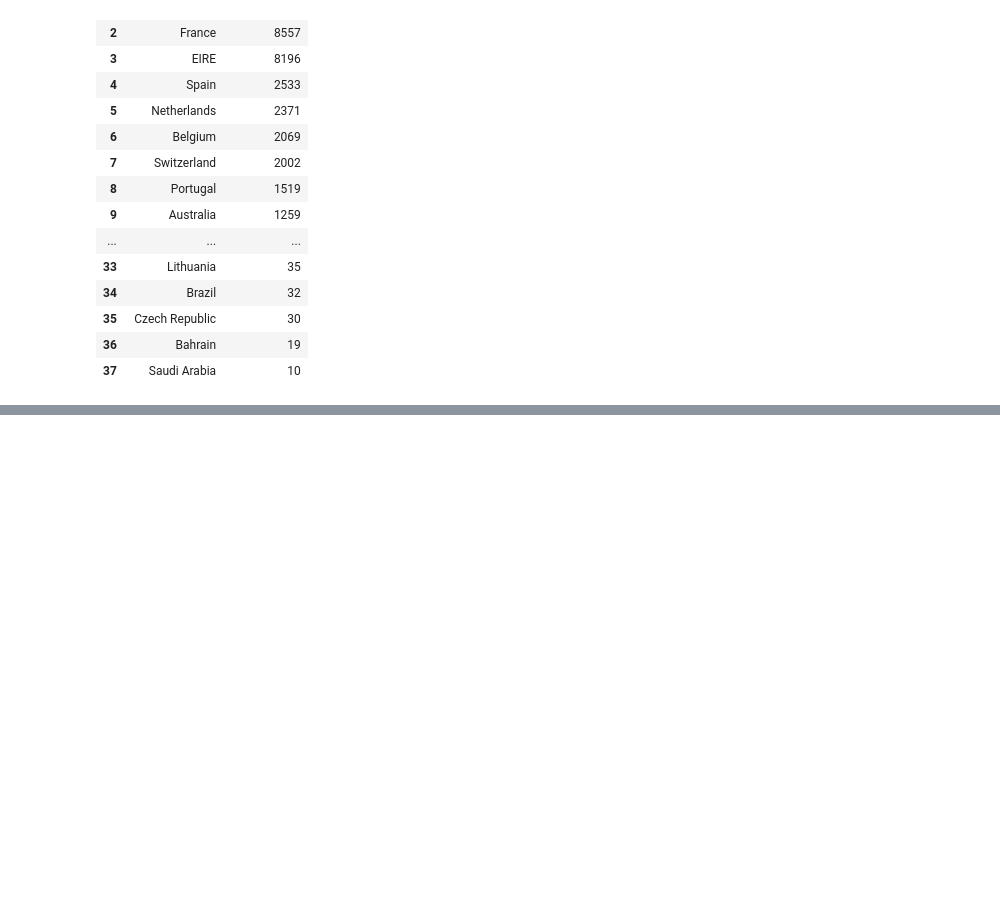
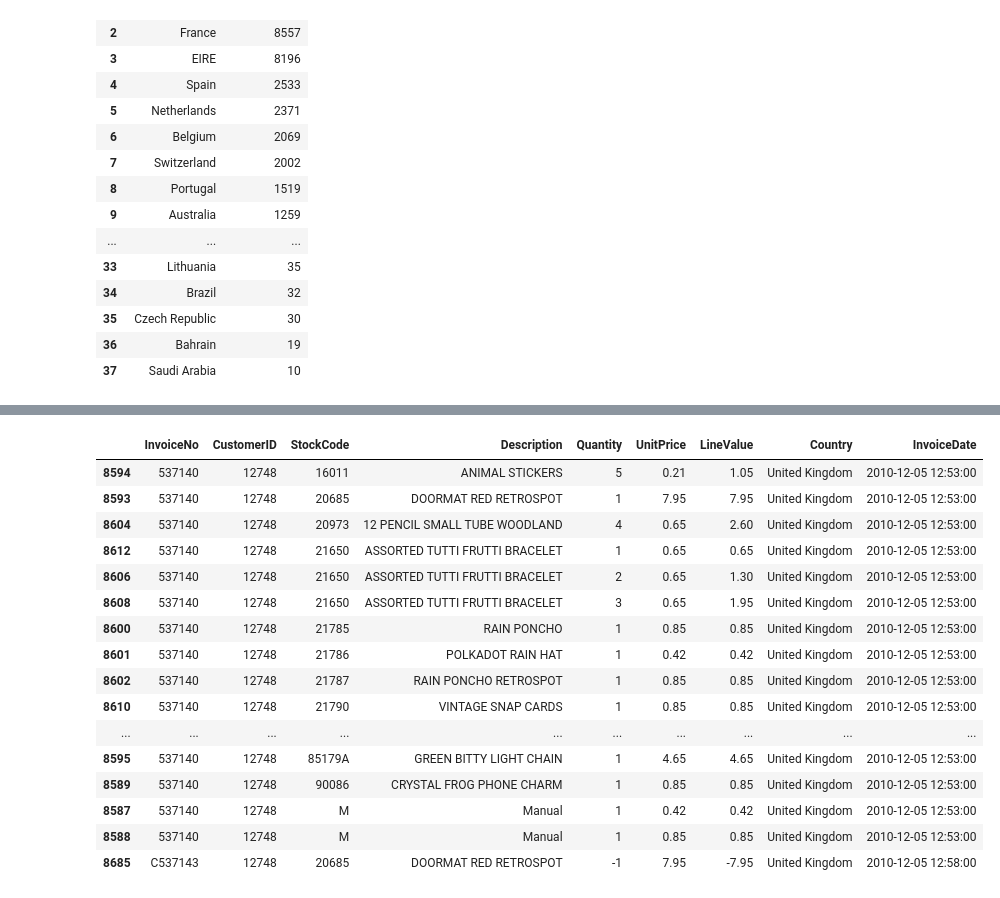
Before and after one commit to RaselParvejHrid/EDA, a Jupyter notebook: Part IX - Capstone/notebooks/End_to_End_EDA.ipynb, the cells around one changed output, grey strips where cells are left out. Saved outputs shown, nothing was run; the diff lists cells and outputs as text; code cells hidden in the pictures; blank space fills up the shorter version.

```diff
--- a/Part IX - Capstone/notebooks/End_to_End_EDA.ipynb
+++ b/Part IX - Capstone/notebooks/End_to_End_EDA.ipynb
@@ -1055,0 +1793,17 @@ Invoice numbers containing non-numeric prefixes:
+# %%
+
+# Quantity characteristics
+df_analysis["IsNegativeQuantity"] = df_analysis["Quantity"].lt(0)
+df_analysis["IsZeroQuantity"] = df_analysis["Quantity"].eq(0)
+df_analysis["IsPositiveQuantity"] = df_analysis["Quantity"].gt(0)
+
+# Unit-price characteristics
+df_analysis["IsNegativePrice"] = df_analysis["UnitPrice"].lt(0)
+df_analysis["IsZeroPrice"] = df_analysis["UnitPrice"].eq(0)
+df_analysis["IsPositivePrice"] = df_analysis["UnitPrice"].gt(0)
+
+# Missing-value indicators
+df_analysis["HasCustomerID"] = df_analysis["CustomerID"].notna()
+df_analysis["HasDescription"] = df_analysis["Description"].notna()
+
+print("Diagnostic flags created successfully.")
@@ -1055,0 +4186,48 @@ Invoice numbers containing non-numeric prefixes:
+# %%
+invoice_pairs_to_inspect = [
+    ("538313", "C538341"),
+    ("537140", "C537143"),
+    ("581483", "C581484"),
+]
+
+for original_invoice, cancellation_invoice in invoice_pairs_to_inspect:
+    print(f"\nOriginal invoice: {original_invoice}")
+    print(f"Cancellation invoice: {cancellation_invoice}")
+
+    invoice_records = df_analysis.loc[
+        df_analysis["InvoiceNo"].astype("string").isin(
+            [original_invoice, cancellation_invoice]
+        )
+    ].copy()
+
+    display(
+        invoice_records[
+            [
+                "InvoiceNo",
+                "CustomerID",
+                "StockCode",
+                "Description",
+                "Quantity",
+                "UnitPrice",
+                "LineValue",
+                "Country",
+                "InvoiceDate",
+            ]
+        ].sort_values(
+            ["InvoiceNo", "StockCode", "Quantity"]
+        )
+    )
+
+    print("Invoice-level summary:")
+
+    display(
+        invoice_records.groupby("InvoiceNo").agg(
+            line_count=("StockCode", "size"),
+            customer_count=("CustomerID", "nunique"),
+            stock_code_count=("StockCode", "nunique"),
+            total_quantity=("Quantity", "sum"),
+            total_line_value=("LineValue", "sum"),
+            invoice_date=("InvoiceDate", "min"),
+        )
+    )
+# %% [output]
@@ -1055,0 +4256,17 @@ Invoice numbers containing non-numeric prefixes:
+|  | InvoiceNo | CustomerID | StockCode | Description | Quantity | UnitPrice | LineValue | Country | InvoiceDate |
+| 8594 | 537140 | 12748 | 16011 | ANIMAL STICKERS | 5 | 0.21 | 1.05 | United Kingdom | 2010-12-05 12:53:00 |
+| 8593 | 537140 | 12748 | 20685 | DOORMAT RED RETROSPOT | 1 | 7.95 | 7.95 | United Kingdom | 2010-12-05 12:53:00 |
+| 8604 | 537140 | 12748 | 20973 | 12 PENCIL SMALL TUBE WOODLAND | 4 | 0.65 | 2.60 | United Kingdom | 2010-12-05 12:53:00 |
+| 8612 | 537140 | 12748 | 21650 | ASSORTED TUTTI FRUTTI BRACELET | 1 | 0.65 | 0.65 | United Kingdom | 2010-12-05 12:53:00 |
+| 8606 | 537140 | 12748 | 21650 | ASSORTED TUTTI FRUTTI BRACELET | 2 | 0.65 | 1.30 | United Kingdom | 2010-12-05 12:53:00 |
+| 8608 | 537140 | 12748 | 21650 | ASSORTED TUTTI FRUTTI BRACELET | 3 | 0.65 | 1.95 | United Kingdom | 2010-12-05 12:53:00 |
+| 8600 | 537140 | 12748 | 21785 | RAIN PONCHO | 1 | 0.85 | 0.85 | United Kingdom | 2010-12-05 12:53:00 |
+| 8601 | 537140 | 12748 | 21786 | POLKADOT RAIN HAT | 1 | 0.42 | 0.42 | United Kingdom | 2010-12-05 12:53:00 |
+| 8602 | 537140 | 12748 | 21787 | RAIN PONCHO RETROSPOT | 1 | 0.85 | 0.85 | United Kingdom | 2010-12-05 12:53:00 |
+| 8610 | 537140 | 12748 | 21790 | VINTAGE SNAP CARDS | 1 | 0.85 | 0.85 | United Kingdom | 2010-12-05 12:53:00 |
+| ... | ... | ... | ... | ... | ... | ... | ... | ... | ... |
+| 8595 | 537140 | 12748 | 85179A | GREEN BITTY LIGHT CHAIN | 1 | 4.65 | 4.65 | United Kingdom | 2010-12-05 12:53:00 |
+| 8589 | 537140 | 12748 | 90086 | CRYSTAL FROG PHONE CHARM | 1 | 0.85 | 0.85 | United Kingdom | 2010-12-05 12:53:00 |
+| 8587 | 537140 | 12748 | M | Manual | 1 | 0.42 | 0.42 | United Kingdom | 2010-12-05 12:53:00 |
+| 8588 | 537140 | 12748 | M | Manual | 1 | 0.85 | 0.85 | United Kingdom | 2010-12-05 12:53:00 |
+| 8685 | C537143 | 12748 | 20685 | DOORMAT RED RETROSPOT | -1 | 7.95 | -7.95 | United Kingdom | 2010-12-05 12:58:00 |
```
Also changed, not shown: parts of 105 cells of this notebook, 4 other files.
